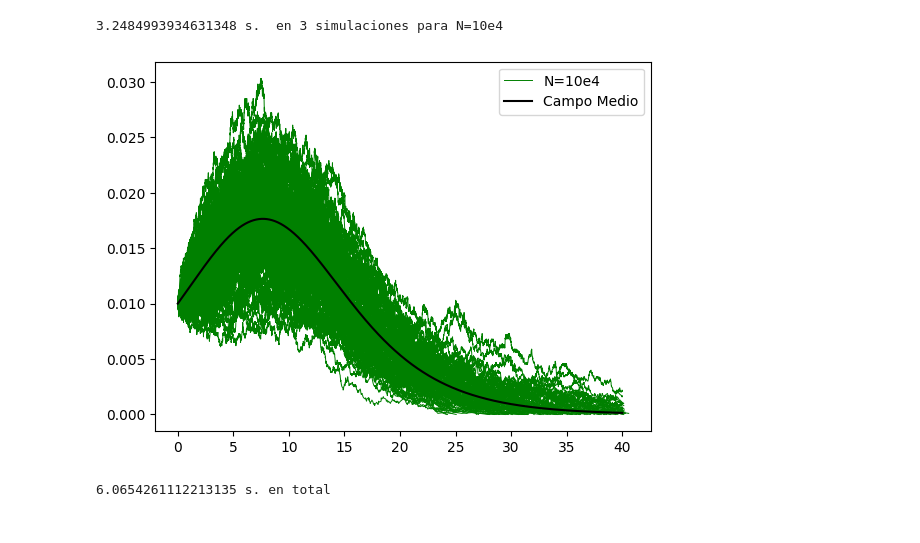
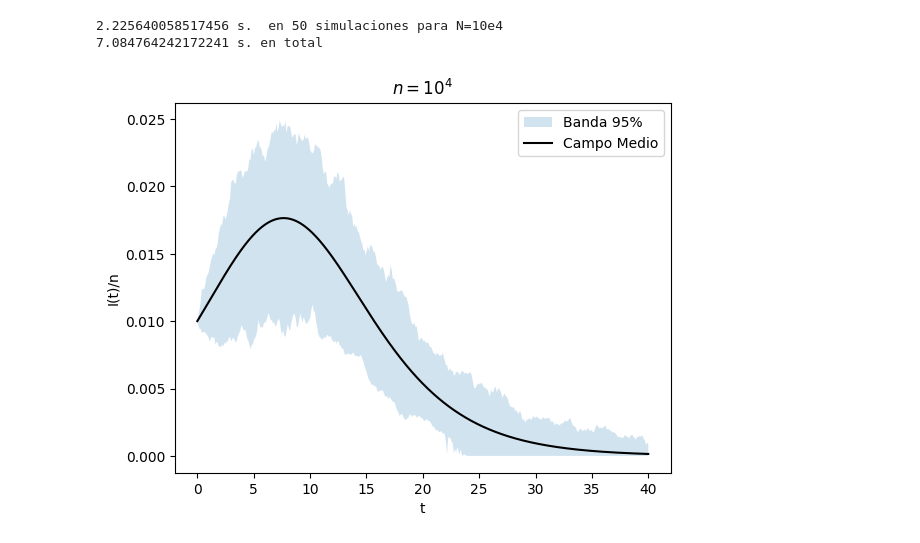
Before and after one commit to JairEsc/Mat_Apl_2, a Jupyter notebook: T_bandas_simulaciones.ipynb, the cells around one changed output. Saved outputs shown, nothing was run; the diff lists cells and outputs as text; code cells hidden in the pictures.

```diff
--- a/T_bandas_simulaciones.ipynb
+++ b/T_bandas_simulaciones.ipynb
@@ -27,7 +27,7 @@ def Gillespie_Markov_Chain_MA(N,S_0,I_0,R_0,beta,gamma,T=np.inf):
 ## Ejemplo
 start_0=time.time()
 np.random.seed(0)
-k=100
+k=50
 for power in [4]:
   start_1=time.time()
   beta=1.15
@@ -42,12 +42,10 @@ for power in [4]:
   for iter in range(k):
     if(iter==0):
       H=Gillespie_Markov_Chain_MA(N,S_0,I_0,R_0,beta,gamma,T=40)
-      plt.plot(H['time'],H['I(t)']/N,colores[int(power-4)],linewidth=0.7,label='N=10e'+str(power))
     else:
       H=Gillespie_Markov_Chain_MA(N,S_0,I_0,R_0,beta,gamma,T=40)
-      plt.plot(H['time'],H['I(t)']/N,colores[int(power-4)],linewidth=0.7)
     Info_bandas.append([H['time'],H['I(t)']/N])
-  print(time.time()-start_1, "s.  en 3 simulaciones para N=10e"+str(power))
+  print(time.time()-start_1, "s.  en "+str(k)+" simulaciones para N=10e"+str(power))
 #----------------------------------Campo Medio
 from scipy.integrate import odeint
 import scipy.integrate as spi
@@ -69,53 +67,49 @@ def g(t,INP,ps):
     return SOL[:,1]
 
 INPUT = (S_0, I_0, 0.0)
-t_start = 0.0; t_end = 40; t_inc = .01
+TT=40
+t_start = 0.0; t_end = TT; t_inc = .01
 t_range = np.arange(t_start, t_end+t_inc, t_inc)
-plt.plot(t_range,g(t_range,INPUT,[beta,gamma,N])/N, 'k',label='Campo Medio')
-#----------------------------------
-plt.legend()
-plt.savefig('markoviano_convergencia.png',dpi=300)
-plt.show()
-print(time.time()-start_0, 's. en total')
 def suma_por_particion(tiempos,base):
   t_0=0
   R=[]
   ultimo_renglon=0
   for t_i in tiempos:
     #print(t_i)
     cuenta=0
     num_cuentas=0
     while((base['time'][ultimo_renglon]<=t_i)):
       num_cuentas+=1
       cuenta+=base['I(t)/n'][ultimo_renglon]
       if(ultimo_renglon<len(base)-1):
         ultimo_renglon+=1
       else:
         break
-      #print(base['time'][ultimo_renglon])
-      #print(base['time'][ultimo_renglon]<=t_i)
     R.append(cuenta/num_cuentas if num_cuentas>0 else 0)
     #print(R)
   return(R)
 R_s=[]
-t_global=np.linspace(0.0,35,350)
+t_global=np.linspace(0.0,TT,int(TT*10))
 for i in range(k):
   base=pd.DataFrame(np.transpose(Info_bandas[i]),columns=['time','I(t)/n'])
-  R_s.append(suma_por_particion(tiempos=np.linspace(0.0,35,350),base=base))
+  R_s.append(suma_por_particion(tiempos=t_global,base=base))
 R_s=pd.DataFrame(R_s)
 mean_by_time=R_s.mean(axis=0)
 q_p975=R_s.quantile(0.975,axis=0)
 q_p25=R_s.quantile(0.025,axis=0)
 fig, ax = plt.subplots()
-ax.fill_between(t_global, q_p25, q_p975, alpha=0.2)
-#plt.plot(t_global,mean_by_time,label='media')
-
+ax.fill_between(t_global, q_p25, q_p975, alpha=0.2,label='Banda 95%')
+print(time.time()-start_0, 's. en total')
 plt.plot(t_range,g(t_range,INPUT,[beta,gamma,N])/N, 'k',label='Campo Medio')
 #----------------------------------
 plt.legend()
+plt.xlabel('t')
+plt.ylabel('I(t)/n')
+plt.title(r'$n=10^4$')
 plt.plot()
+plt.savefig('banda_e4.png',dpi=300)
 plt.show()
 # %% [output]
-3.2484993934631348 s.  en 3 simulaciones para N=10e4
+2.225640058517456 s.  en 50 simulaciones para N=10e4
+7.084764242172241 s. en total
-[figure, old version]
+[figure, new version]
-6.0654261112213135 s. en total
```
Also changed, not shown: parts of 2 cells of this notebook.
